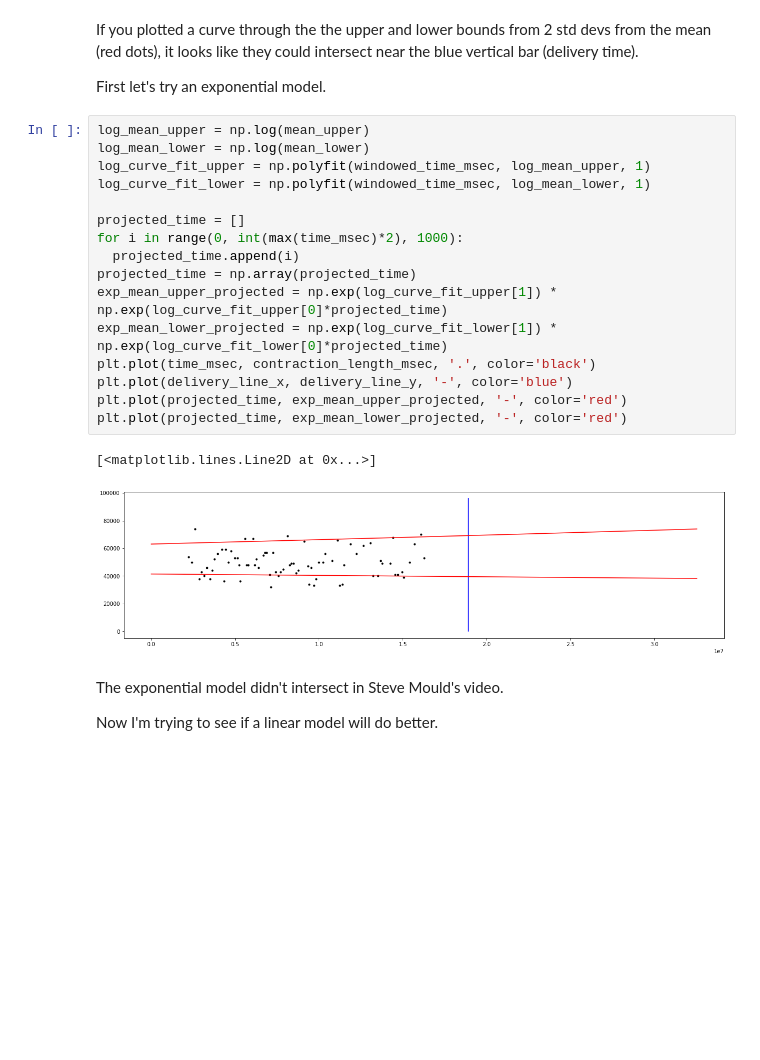
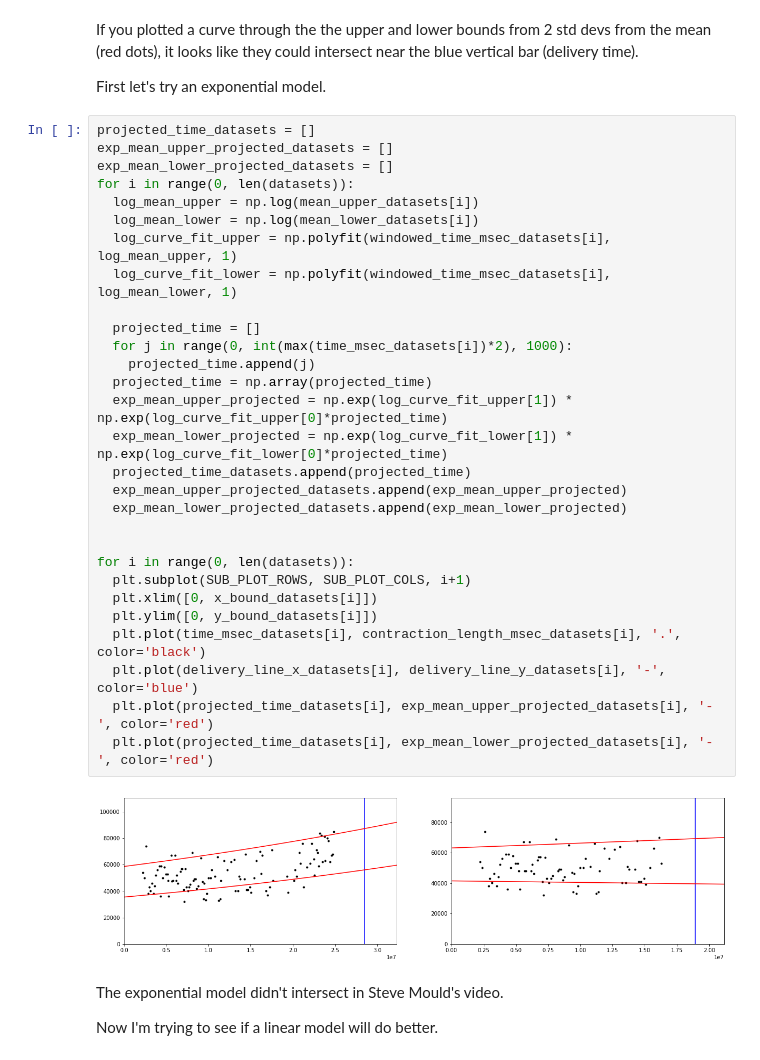
Before and after one commit to josephmate/PredictBabyDelivery, a Jupyter notebook: analysis.ipynb, the cells around one changed output. Drawn from its saved outputs; the diff is of its cells as text; blank space fills up the shorter version.

```diff
--- a/analysis.ipynb
+++ b/analysis.ipynb
@@ -112,24 +112,36 @@ If you plotted a curve through the the upper and lower bounds from 2 std devs fr
 
 First let's try an exponential model.
 # %%
-log_mean_upper = np.log(mean_upper)
-log_mean_lower = np.log(mean_lower)
-log_curve_fit_upper = np.polyfit(windowed_time_msec, log_mean_upper, 1)
-log_curve_fit_lower = np.polyfit(windowed_time_msec, log_mean_lower, 1)
+projected_time_datasets = []
+exp_mean_upper_projected_datasets = []
+exp_mean_lower_projected_datasets = []
+for i in range(0, len(datasets)):
+  log_mean_upper = np.log(mean_upper_datasets[i])
+  log_mean_lower = np.log(mean_lower_datasets[i])
+  log_curve_fit_upper = np.polyfit(windowed_time_msec_datasets[i], log_mean_upper, 1)
+  log_curve_fit_lower = np.polyfit(windowed_time_msec_datasets[i], log_mean_lower, 1)
 
-projected_time = []
-for i in range(0, int(max(time_msec)*2), 1000):
-  projected_time.append(i)
-projected_time = np.array(projected_time)
-exp_mean_upper_projected = np.exp(log_curve_fit_upper[1]) * np.exp(log_curve_fit_upper[0]*projected_time)
-exp_mean_lower_projected = np.exp(log_curve_fit_lower[1]) * np.exp(log_curve_fit_lower[0]*projected_time)
-plt.plot(time_msec, contraction_length_msec, '.', color='black')
-plt.plot(delivery_line_x, delivery_line_y, '-', color='blue')
-plt.plot(projected_time, exp_mean_upper_projected, '-', color='red')
-plt.plot(projected_time, exp_mean_lower_projected, '-', color='red')
+  projected_time = []
+  for j in range(0, int(max(time_msec_datasets[i])*2), 1000):
+    projected_time.append(j)
+  projected_time = np.array(projected_time)
+  exp_mean_upper_projected = np.exp(log_curve_fit_upper[1]) * np.exp(log_curve_fit_upper[0]*projected_time)
+  exp_mean_lower_projected = np.exp(log_curve_fit_lower[1]) * np.exp(log_curve_fit_lower[0]*projected_time)
+  projected_time_datasets.append(projected_time)
+  exp_mean_upper_projected_datasets.append(exp_mean_upper_projected)
+  exp_mean_lower_projected_datasets.append(exp_mean_lower_projected)
+
+
+for i in range(0, len(datasets)):
+  plt.subplot(SUB_PLOT_ROWS, SUB_PLOT_COLS, i+1)
+  plt.xlim([0, x_bound_datasets[i]])
+  plt.ylim([0, y_bound_datasets[i]])
+  plt.plot(time_msec_datasets[i], contraction_length_msec_datasets[i], '.', color='black')
+  plt.plot(delivery_line_x_datasets[i], delivery_line_y_datasets[i], '-', color='blue')
+  plt.plot(projected_time_datasets[i], exp_mean_upper_projected_datasets[i], '-', color='red')
+  plt.plot(projected_time_datasets[i], exp_mean_lower_projected_datasets[i], '-', color='red')
 # %% [output]
-[<matplotlib.lines.Line2D at 0x...>]
-[figure, old version]
+[figure, new version]
 # %% [markdown]
 The exponential model didn't intersect in Steve Mould's video.
 
```
Also changed, not shown: parts of 5 cells of this notebook.
